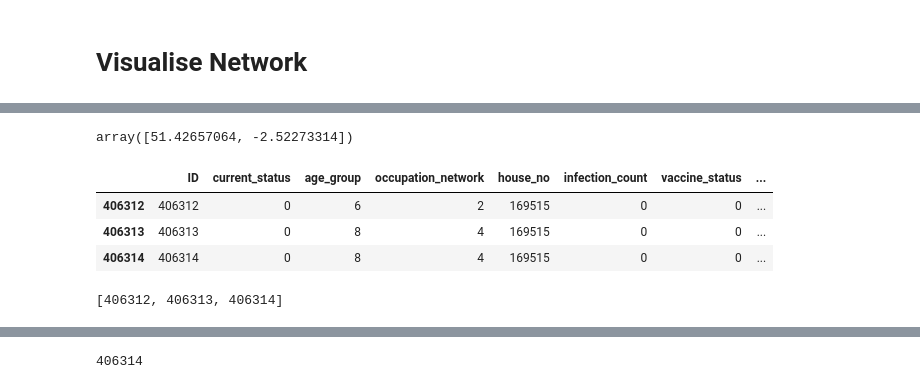
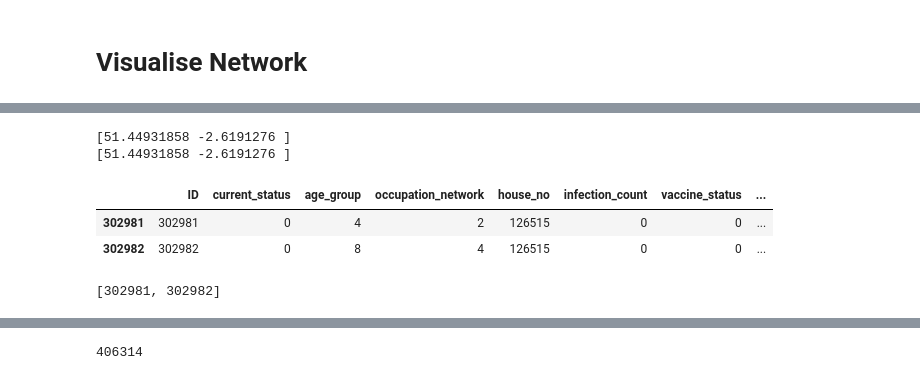
Before and after one commit to crispianm/COVID-Spatial-Sim, a Jupyter notebook: OpenABM-Covid19-feature-spatial/examples/AA_example_imperial.ipynb, the cells around one changed output, grey strips where cells are left out. Saved outputs shown, nothing was run; the diff lists cells and outputs as text; code cells hidden in the pictures.

Commit message:
added bristol scenario

```diff
--- a/OpenABM-Covid19-feature-spatial/examples/AA_example_imperial.ipynb
+++ b/OpenABM-Covid19-feature-spatial/examples/AA_example_imperial.ipynb
@@ -211,6 +223,11 @@ print([bc4_x, bc4_y])
 # %%
-model = ImperialNetwork(net_dir)
-df_indiv = model.get_individuals()
+# model = ImperialNetwork(net_dir)
+# df_indiv = model.get_individuals()
+
+bristol_model = ImperialNetwork(bristol_net_dir)
+bristol_df_indiv = bristol_model.get_individuals()
+mdm_model = ImperialNetwork(mdm_net_dir)
+mdm_df_indiv = mdm_model.get_individuals()
 # %% [output]
 [0, 'primary']
 [1, 'secondary']
@@ -221,11 +243,27 @@ df_indiv = model.get_individuals()
 # print(df_indiv)
 # %%
 d = np.linalg.norm
-df_indiv['d'] = d(df_indiv[['xcoords','ycoords']]-bc4_xy,axis=1)
+bristol_df_indiv['d'] = d(bristol_df_indiv[['xcoords','ycoords']]-bc4_xy,axis=1)
+mdm_df_indiv['d'] = d(mdm_df_indiv[['xcoords','ycoords']]-bc4_xy,axis=1)
 # %%
-mind = df_indiv['d'].idxmin()
-print(mind)
-bc4_house = int(df_indiv.iloc[mind]['house_no'])
-print(df_indiv.iloc[mind])
-print(coord2ll(df_indiv.iloc[mind]['xcoords'],df_indiv.iloc[mind]['ycoords']))
+# Original
+# mind = df_indiv['d'].idxmin()
+# print(mind)
+# bc4_house = int(df_indiv.iloc[mind]['house_no'])
+# print(df_indiv.iloc[mind])
+# print(coord2ll(df_indiv.iloc[mind]['xcoords'],df_indiv.iloc[mind]['ycoords']))
+
+bristol_mind = bristol_df_indiv['d'].idxmin()
+print(bristol_mind)
+bristol_bc4_house = int(bristol_df_indiv.iloc[bristol_mind]['house_no'])
+print(bristol_df_indiv.iloc[bristol_mind])
+print(coord2ll(bristol_df_indiv.iloc[bristol_mind]['xcoords'],bristol_df_indiv.iloc[bristol_mind]['ycoords']))
+
+print('\n')
+
+mdm_mind = mdm_df_indiv['d'].idxmin()
+print(mdm_mind)
+bc4_house = int(mdm_df_indiv.iloc[mdm_mind]['house_no'])
+print(mdm_df_indiv.iloc[mdm_mind])
+print(coord2ll(mdm_df_indiv.iloc[mdm_mind]['xcoords'],mdm_df_indiv.iloc[mdm_mind]['ycoords']))
 # %% [output]
@@ -245,17 +287,29 @@ Name: 406312, dtype: float64
 # %%
-coord2ll(df_indiv.iloc[mind]['xcoords'],df_indiv.iloc[mind]['ycoords'])
+# coord2ll(df_indiv.iloc[mind]['xcoords'],df_indiv.iloc[mind]['ycoords
+
+coord2ll(bristol_df_indiv.iloc[bristol_mind]['xcoords'], bristol_df_indiv.iloc[bristol_mind]['ycoords'])
+coord2ll(mdm_df_indiv.iloc[mdm_mind]['xcoords'], mdm_df_indiv.iloc[mdm_mind]['ycoords'])
 # %% [output]
-array([51.42657064, -2.52273314])
+[51.44931858 -2.6191276 ]
+[51.44931858 -2.6191276 ]
 # %%
-df_indiv.loc[df_indiv['house_no']==bc4_house]
+# df_indiv.loc[df_indiv['house_no']==bc4_house]
+
+bristol_df_indiv.loc[bristol_df_indiv['house_no']==bc4_house]
+mdm_df_indiv.loc[mdm_df_indiv['house_no']==bc4_house]
 # %% [output]
 |  | ID | current_status | age_group | occupation_network | house_no | infection_count | vaccine_status | ... |
-| 406312 | 406312 | 0 | 6 | 2 | 169515 | 0 | 0 | ... |
-| 406313 | 406313 | 0 | 8 | 4 | 169515 | 0 | 0 | ... |
-| 406314 | 406314 | 0 | 8 | 4 | 169515 | 0 | 0 | ... |
+| 302981 | 302981 | 0 | 4 | 2 | 126515 | 0 | 0 | ... |
+| 302982 | 302982 | 0 | 8 | 4 | 126515 | 0 | 0 | ... |
 # %%
-bc4_indivs = [x for x in list(df_indiv.loc[df_indiv['house_no']==bc4_house]['ID'])]
-bc4_indivs
+# bc4_indivs = [x for x in list(df_indiv.loc[df_indiv['house_no']==bc4_house]['ID'])]
+# bc4_indivs
+
+bristol_bc4_indivs = [x for x in list(bristol_df_indiv.loc[bristol_df_indiv['house_no']==bc4_house]['ID'])]
+bristol_bc4_indivs
+
+mdm_df_indiv = [x for x in list(mdm_df_indiv.loc[mdm_df_indiv['house_no']==bc4_house]['ID'])]
+mdm_df_indiv
 # %% [output]
-[406312, 406313, 406314]
+[302981, 302982]
 # %%
```
Also changed, not shown: parts of 17 cells of this notebook, 56 other files.
